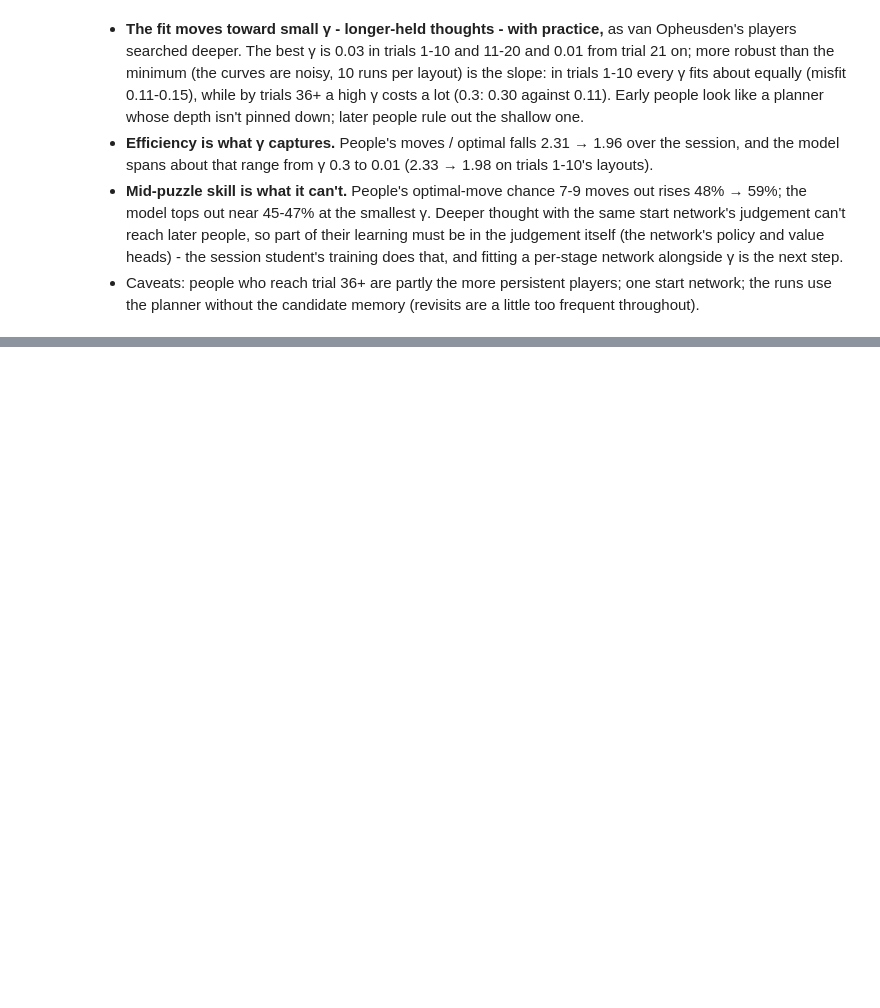
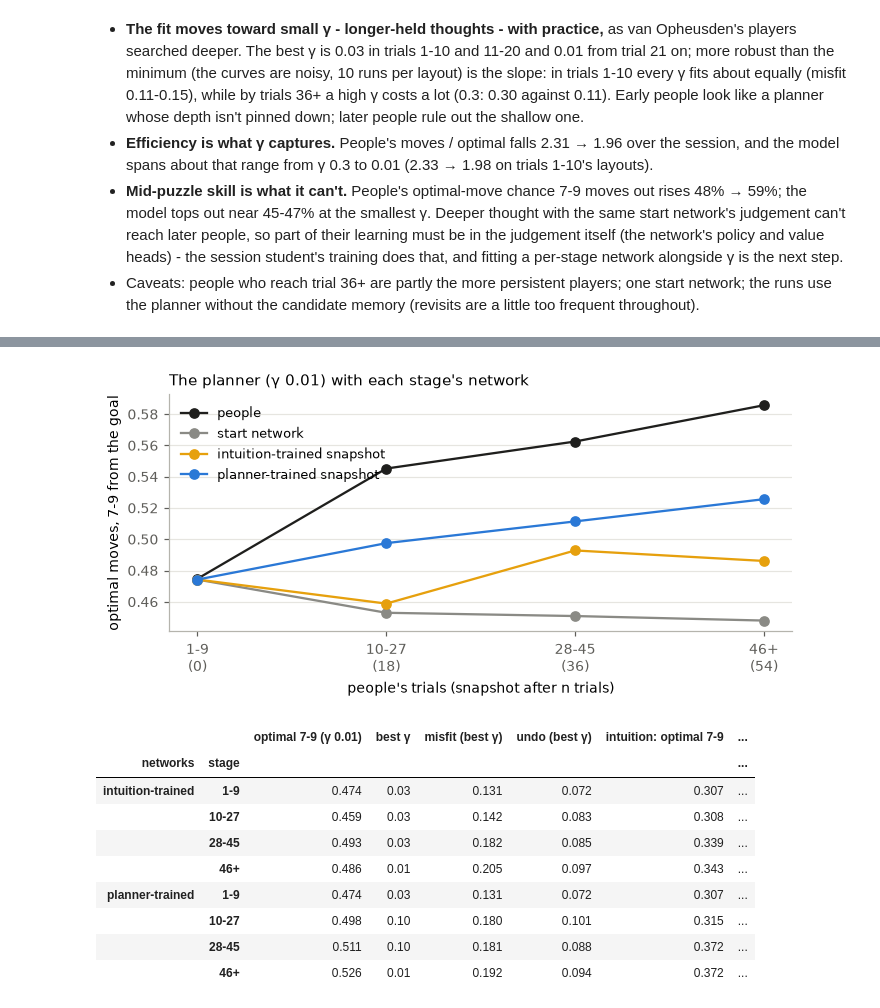
Before and after one commit to Appleseed4k/rush-hour, a Jupyter notebook: notebooks/forward_planning.ipynb, the cells around one changed output, grey strips where cells are left out. Drawn from its saved outputs; the diff is of its cells as text; code cells hidden in the pictures; blank space fills up the shorter version.

```diff
--- a/notebooks/forward_planning.ipynb
+++ b/notebooks/forward_planning.ipynb
@@ -674,0 +815,46 @@ pd.concat([lf.pivot(index="gamma", columns="stage", values="misfit")[STAGE_ORDER
+# %%
+psnap = pd.read_csv(os.path.join(SUMMARY, "gamma_snapshots_planner_people_all_m10.csv"))
+trained = {"intuition-trained": snap, "planner-trained": pd.concat([psnap, snap[snap.snapshot == 0]])}
+rows, stage_fits = [], {}
+for name, d in trained.items():
+    f, people_ = fm.summarize_learning(pd.concat([d, gl], ignore_index=True), fm.SNAP_STAGES)
+    stage_fits[name] = f
+    for st, n in fm.SNAP_OF.items():
+        o = f[(f.stage == st) & (f.snapshot == n) & (f.kind == "mixed")]
+        at01 = o[o.gamma == 0.01].iloc[0]
+        best = o.sort_values("misfit").iloc[0]
+        intu = f[(f.stage == st) & (f.snapshot == n) & (f.kind == "intuition")].iloc[0]
+        rows.append({"networks": name, "stage": st, "optimal 7-9 (γ 0.01)": at01["optimal 7-9"],
+                     "best γ": best.gamma, "misfit (best γ)": best.misfit, "undo (best γ)": best["board 2"],
+                     "intuition: optimal 7-9": intu["optimal 7-9"], "intuition: solved": intu.solved})
+both = pd.DataFrame(rows)
+start01 = [sf[(sf.stage == st) & (sf.snapshot == 0) & (sf.kind == "mixed") & (sf.gamma == 0.01)].iloc[0]["optimal 7-9"]
+           for st in fm.SNAP_OF]
+fig, ax = plt.subplots(figsize=(6.5, 3.2))
+x = range(len(fm.SNAP_OF))
+ax.plot(x, speople["optimal 7-9"].values, "o-", color=INK, label="people")
+ax.plot(x, start01, "o-", color="#8a8a85", label="start network")
+for name, color in [("intuition-trained", "#e6a00d"), ("planner-trained", "#2a78d6")]:
+    ax.plot(x, both[both.networks == name]["optimal 7-9 (γ 0.01)"].values, "o-", color=color,
+            label=f"{name} snapshot")
+ax.set_xticks(list(x), [f"{s}\n({n})" for s, n in fm.SNAP_OF.items()])
+ax.set_xlabel("people's trials (snapshot after n trials)")
+ax.set_ylabel("optimal moves, 7-9 from the goal")
+ax.set_title("The planner (γ 0.01) with each stage's network")
+ax.legend()
+tidy(ax)
+plt.tight_layout()
+plt.show()
+both.set_index(["networks", "stage"]).round(3)
+# %% [output]
+[figure, added]
+|  |  | optimal 7-9 (γ 0.01) | best γ | misfit (best γ) | undo (best γ) | intuition: optimal 7-9 | ... |
+| networks | stage |  |  |  |  |  | ... |
+| intuition-trained | 1-9 | 0.474 | 0.03 | 0.131 | 0.072 | 0.307 | ... |
+|  | 10-27 | 0.459 | 0.03 | 0.142 | 0.083 | 0.308 | ... |
+|  | 28-45 | 0.493 | 0.03 | 0.182 | 0.085 | 0.339 | ... |
+|  | 46+ | 0.486 | 0.01 | 0.205 | 0.097 | 0.343 | ... |
+| planner-trained | 1-9 | 0.474 | 0.03 | 0.131 | 0.072 | 0.307 | ... |
+|  | 10-27 | 0.498 | 0.10 | 0.180 | 0.101 | 0.315 | ... |
+|  | 28-45 | 0.511 | 0.10 | 0.181 | 0.088 | 0.372 | ... |
+|  | 46+ | 0.526 | 0.01 | 0.192 | 0.094 | 0.372 | ... |
```
Also changed, not shown: parts of 21 cells of this notebook, 8 other files.
